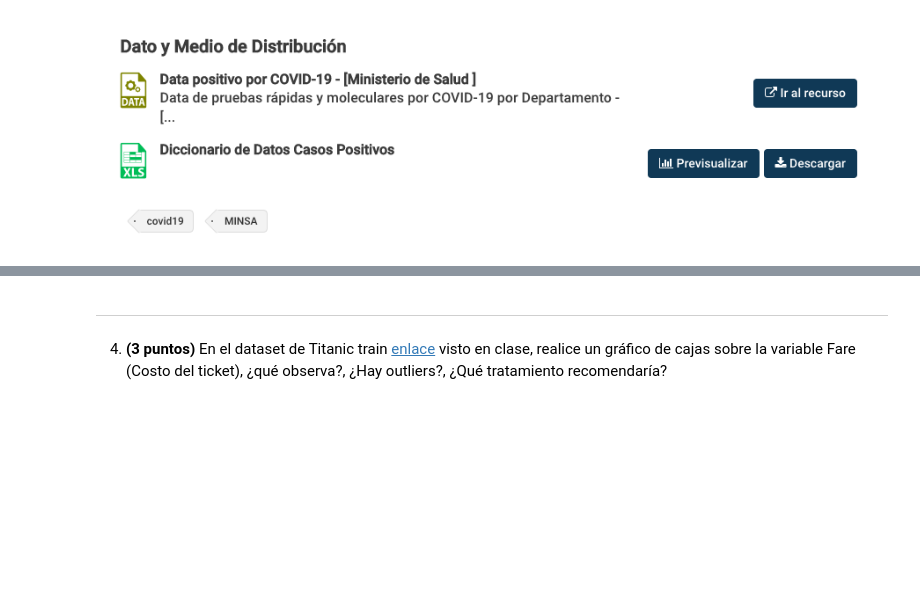
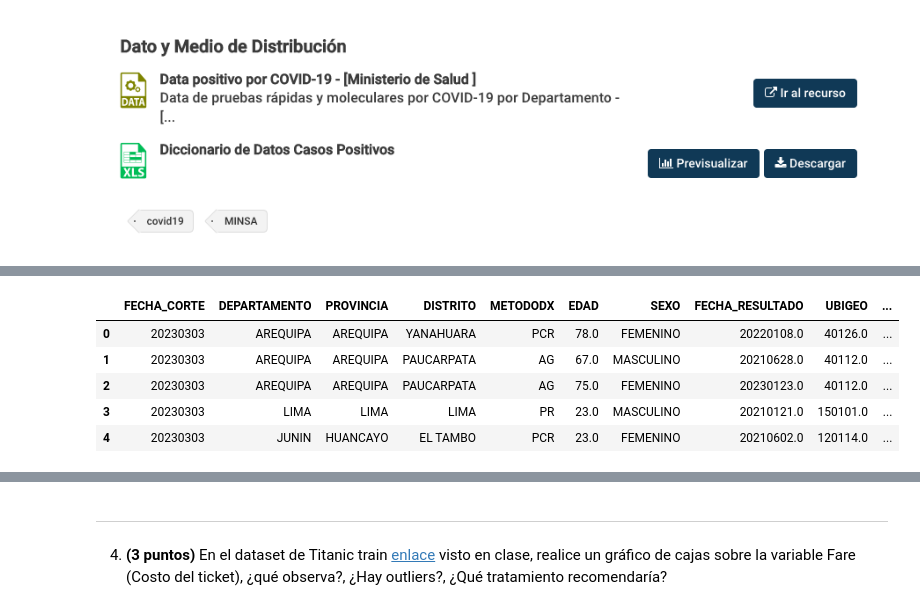
Before and after one commit to 3p3r4lt4/3p3r4lt4, a Jupyter notebook: Examen/examen_final_python_intermedio.ipynb, the cells around one changed output, grey strips where cells are left out. Saved outputs shown, nothing was run; the diff lists cells and outputs as text; code cells hidden in the pictures; blank space fills up the shorter version.

```diff
--- a/Examen/examen_final_python_intermedio.ipynb
+++ b/Examen/examen_final_python_intermedio.ipynb
@@ -172,0 +236,10 @@ calculo(num1,num2)
+# %%
+pddf['MES_RESULTADO']=pddf.FECHA_RESULTADO.apply(lambda x: str(x)[:6])
+pddf.head()
+# %% [output]
+|  | FECHA_CORTE | DEPARTAMENTO | PROVINCIA | DISTRITO | METODODX | EDAD | SEXO | FECHA_RESULTADO | UBIGEO | ... |
+| 0 | 20230303 | AREQUIPA | AREQUIPA | YANAHUARA | PCR | 78.0 | FEMENINO | 20220108.0 | 40126.0 | ... |
+| 1 | 20230303 | AREQUIPA | AREQUIPA | PAUCARPATA | AG | 67.0 | MASCULINO | 20210628.0 | 40112.0 | ... |
+| 2 | 20230303 | AREQUIPA | AREQUIPA | PAUCARPATA | AG | 75.0 | FEMENINO | 20230123.0 | 40112.0 | ... |
+| 3 | 20230303 | LIMA | LIMA | LIMA | PR | 23.0 | MASCULINO | 20210121.0 | 150101.0 | ... |
+| 4 | 20230303 | JUNIN | HUANCAYO | EL TAMBO | PCR | 23.0 | FEMENINO | 20210602.0 | 120114.0 | ... |
```
Also changed, not shown: parts of 15 cells of this notebook.
